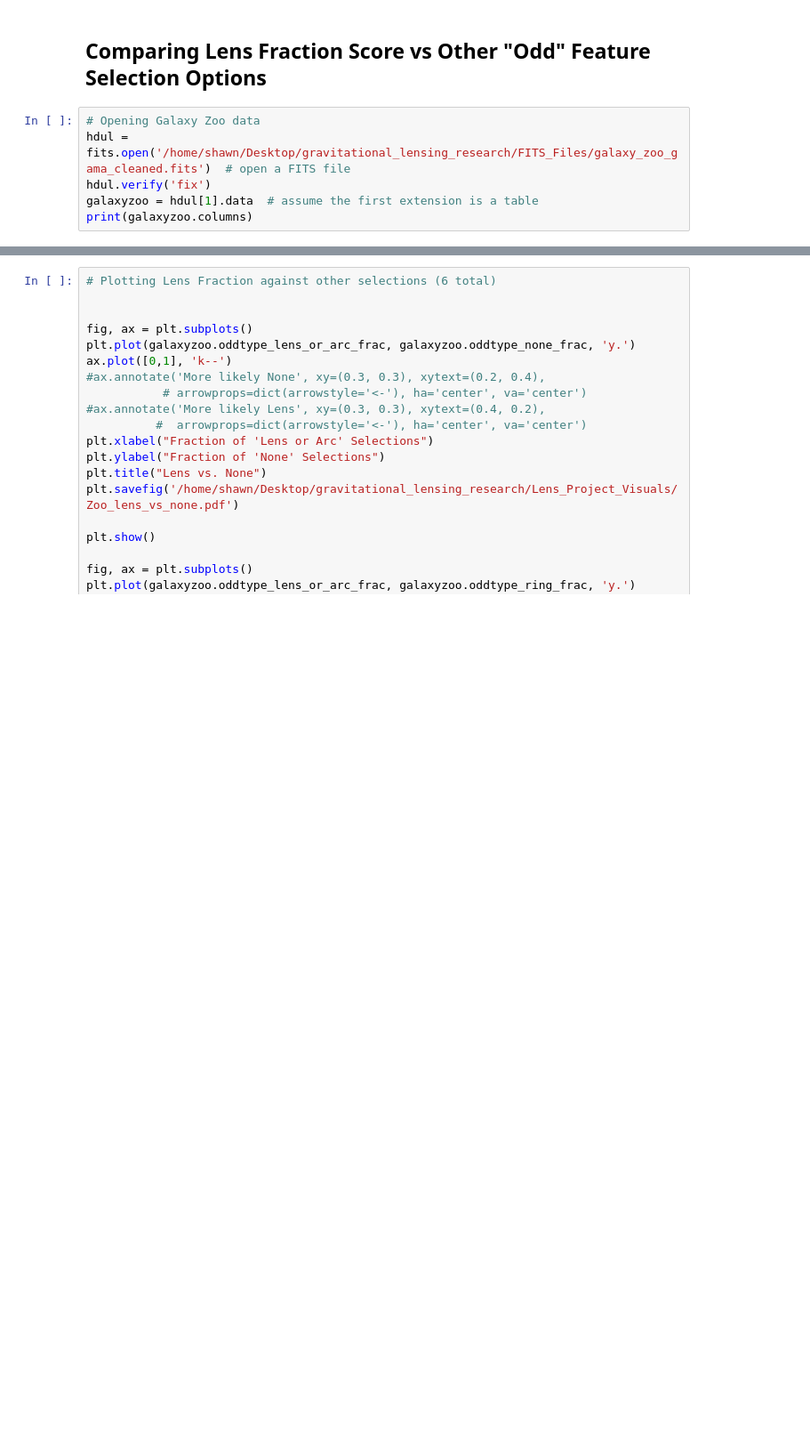
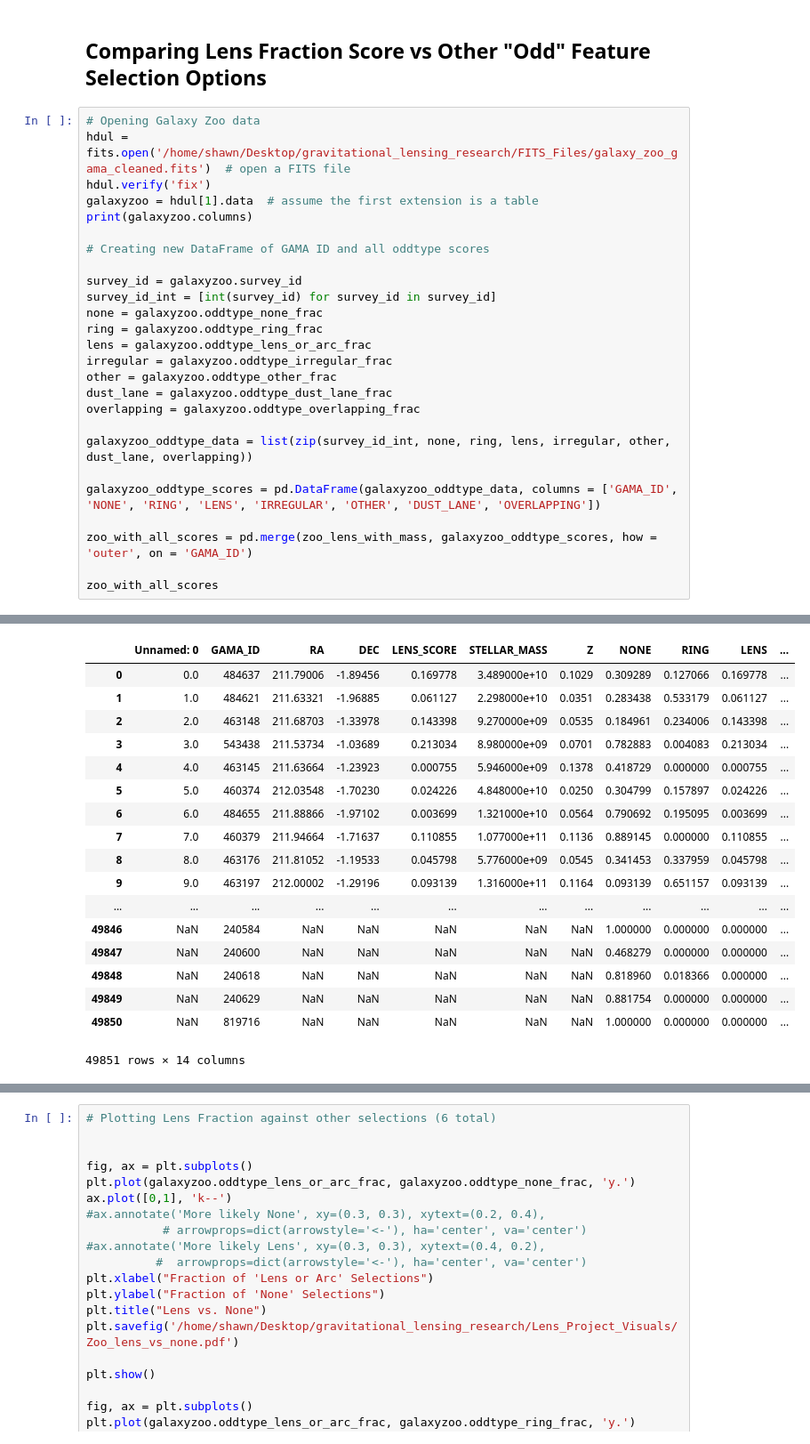
Before and after one commit to shawnknabel/lens_methods, a Jupyter notebook: Shawn Knabel - Gravitational Lensing Notebook - Concise.ipynb, the cells around one changed output, grey strips where cells are left out. Shown at 89% size. Drawn from its saved outputs; the diff is of its cells as text; blank space fills up the shorter version.

```diff
--- a/Shawn Knabel - Gravitational Lensing Notebook - Concise.ipynb
+++ b/Shawn Knabel - Gravitational Lensing Notebook - Concise.ipynb
@@ -808,24 +808,62 @@ print(thetaE1000) # Gave radius of 8 arcsecs... Need to divide by 3600 to get de
 # %%
 # Opening Galaxy Zoo data
 hdul = fits.open('/home/shawn/Desktop/gravitational_lensing_research/FITS_Files/galaxy_zoo_gama_cleaned.fits')  # open a FITS file
 hdul.verify('fix')
 galaxyzoo = hdul[1].data  # assume the first extension is a table
 print(galaxyzoo.columns)
+
+# Creating new DataFrame of GAMA ID and all oddtype scores
+
+survey_id = galaxyzoo.survey_id
+survey_id_int = [int(survey_id) for survey_id in survey_id]
+none = galaxyzoo.oddtype_none_frac
+ring = galaxyzoo.oddtype_ring_frac
+lens = galaxyzoo.oddtype_lens_or_arc_frac
+irregular = galaxyzoo.oddtype_irregular_frac
+other = galaxyzoo.oddtype_other_frac
+dust_lane = galaxyzoo.oddtype_dust_lane_frac
+overlapping = galaxyzoo.oddtype_overlapping_frac
+
+galaxyzoo_oddtype_data = list(zip(survey_id_int, none, ring, lens, irregular, other, dust_lane, overlapping))
+
+galaxyzoo_oddtype_scores = pd.DataFrame(galaxyzoo_oddtype_data, columns = ['GAMA_ID', 'NONE', 'RING', 'LENS', 'IRREGULAR', 'OTHER', 'DUST_LANE', 'OVERLAPPING'])
+
+zoo_with_all_scores = pd.merge(zoo_lens_with_mass, galaxyzoo_oddtype_scores, how = 'outer', on = 'GAMA_ID')
+
+zoo_with_all_scores
 # %% [output]
 ColDefs(
     name = 'region'; format = '6A'
     name = 'subject_id'; format = '24A'
     name = 'survey_id'; format = '7A'
     name = 'zooniverse_id'; format = '10A'
     name = 'features_total'; format = 'D'
     name = 'edgeon_total'; format = 'D'
     name = 'bar_total'; format = 'D'
     name = 'spiral_total'; format = 'D'
     name = 'bulge_total'; format = 'D'
     name = 'spiralwinding_total'; format = 'D'
     name = 'spiralnumber_total'; format = 'D'
 ... (42 lines left out)
     name = 'oddtype_overlapping_frac'; format = 'D'
     name = 'discuss_yes_frac'; format = 'D'
     name = 'discuss_no_frac'; format = 'D'
 )
+|  | Unnamed: 0 | GAMA_ID | RA | DEC | LENS_SCORE | STELLAR_MASS | Z | NONE | RING | LENS | ... |
+| 0 | 0.0 | 484637 | 211.79006 | -1.89456 | 0.169778 | 3.489000e+10 | 0.1029 | 0.309289 | 0.127066 | 0.169778 | ... |
+| 1 | 1.0 | 484621 | 211.63321 | -1.96885 | 0.061127 | 2.298000e+10 | 0.0351 | 0.283438 | 0.533179 | 0.061127 | ... |
+| 2 | 2.0 | 463148 | 211.68703 | -1.33978 | 0.143398 | 9.270000e+09 | 0.0535 | 0.184961 | 0.234006 | 0.143398 | ... |
+| 3 | 3.0 | 543438 | 211.53734 | -1.03689 | 0.213034 | 8.980000e+09 | 0.0701 | 0.782883 | 0.004083 | 0.213034 | ... |
+| 4 | 4.0 | 463145 | 211.63664 | -1.23923 | 0.000755 | 5.946000e+09 | 0.1378 | 0.418729 | 0.000000 | 0.000755 | ... |
+| 5 | 5.0 | 460374 | 212.03548 | -1.70230 | 0.024226 | 4.848000e+10 | 0.0250 | 0.304799 | 0.157897 | 0.024226 | ... |
+| 6 | 6.0 | 484655 | 211.88866 | -1.97102 | 0.003699 | 1.321000e+10 | 0.0564 | 0.790692 | 0.195095 | 0.003699 | ... |
+| 7 | 7.0 | 460379 | 211.94664 | -1.71637 | 0.110855 | 1.077000e+11 | 0.1136 | 0.889145 | 0.000000 | 0.110855 | ... |
+| 8 | 8.0 | 463176 | 211.81052 | -1.19533 | 0.045798 | 5.776000e+09 | 0.0545 | 0.341453 | 0.337959 | 0.045798 | ... |
+| 9 | 9.0 | 463197 | 212.00002 | -1.29196 | 0.093139 | 1.316000e+11 | 0.1164 | 0.093139 | 0.651157 | 0.093139 | ... |
+| ... | ... | ... | ... | ... | ... | ... | ... | ... | ... | ... | ... |
+| 49846 | NaN | 240584 | NaN | NaN | NaN | NaN | NaN | 1.000000 | 0.000000 | 0.000000 | ... |
+| 49847 | NaN | 240600 | NaN | NaN | NaN | NaN | NaN | 0.468279 | 0.000000 | 0.000000 | ... |
+| 49848 | NaN | 240618 | NaN | NaN | NaN | NaN | NaN | 0.818960 | 0.018366 | 0.000000 | ... |
+| 49849 | NaN | 240629 | NaN | NaN | NaN | NaN | NaN | 0.881754 | 0.000000 | 0.000000 | ... |
+| 49850 | NaN | 819716 | NaN | NaN | NaN | NaN | NaN | 1.000000 | 0.000000 | 0.000000 | ... |
+49851 rows × 14 columns
```
Also changed, not shown: parts of 10 cells of this notebook, 2 other files.
